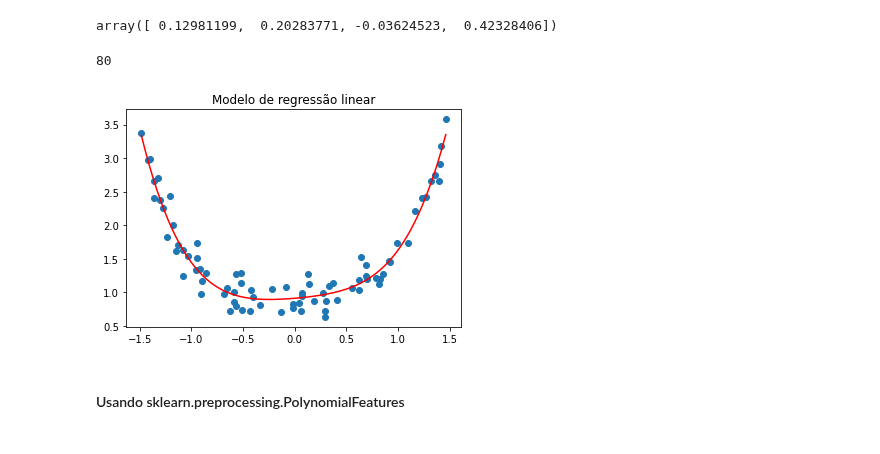
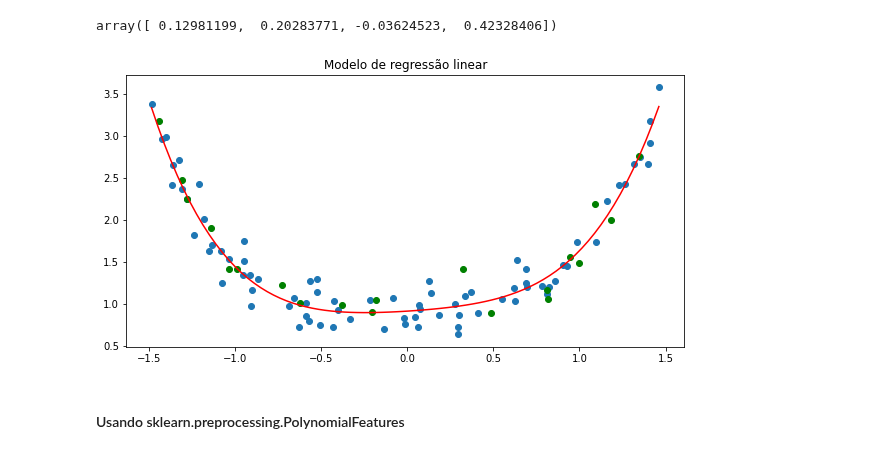
Before and after one commit to GabrielAsato/Curso_DS_Degree, a Jupyter notebook: ToolKit/Modelos de ML.ipynb, the cells around one changed output. Saved outputs shown, nothing was run; the diff lists cells and outputs as text; code cells hidden in the pictures.

```diff
--- a/ToolKit/Modelos de ML.ipynb
+++ b/ToolKit/Modelos de ML.ipynb
@@ -227,18 +232,14 @@ X_plot = np.linspace(X_train.min(), X_train.max(),80)
 y_plot = reglin_poli.intercept_
 for n, b_n in enumerate(reglin_poli.coef_):
     y_plot = y_plot + b_n*(X_plot**(n+1))
-# %%
-len(y_train)
-# %% [output]
-80
 # %%
+plt.figure(figsize=(10, 5))
 plt.title("Modelo de regressão linear")
-
 plt.scatter(X_train, y_train)
-
+plt.scatter(X_test, y_test, color = "green")
 plt.plot(X_plot, y_plot, color="red")
 plt.show()
 # %% [output]
-[figure, old version]
+[figure, new version]
 # %% [markdown]
 #### Usando sklearn.preprocessing.PolynomialFeatures
```
Also changed, not shown: parts of 9 cells of this notebook, 1 other file.
